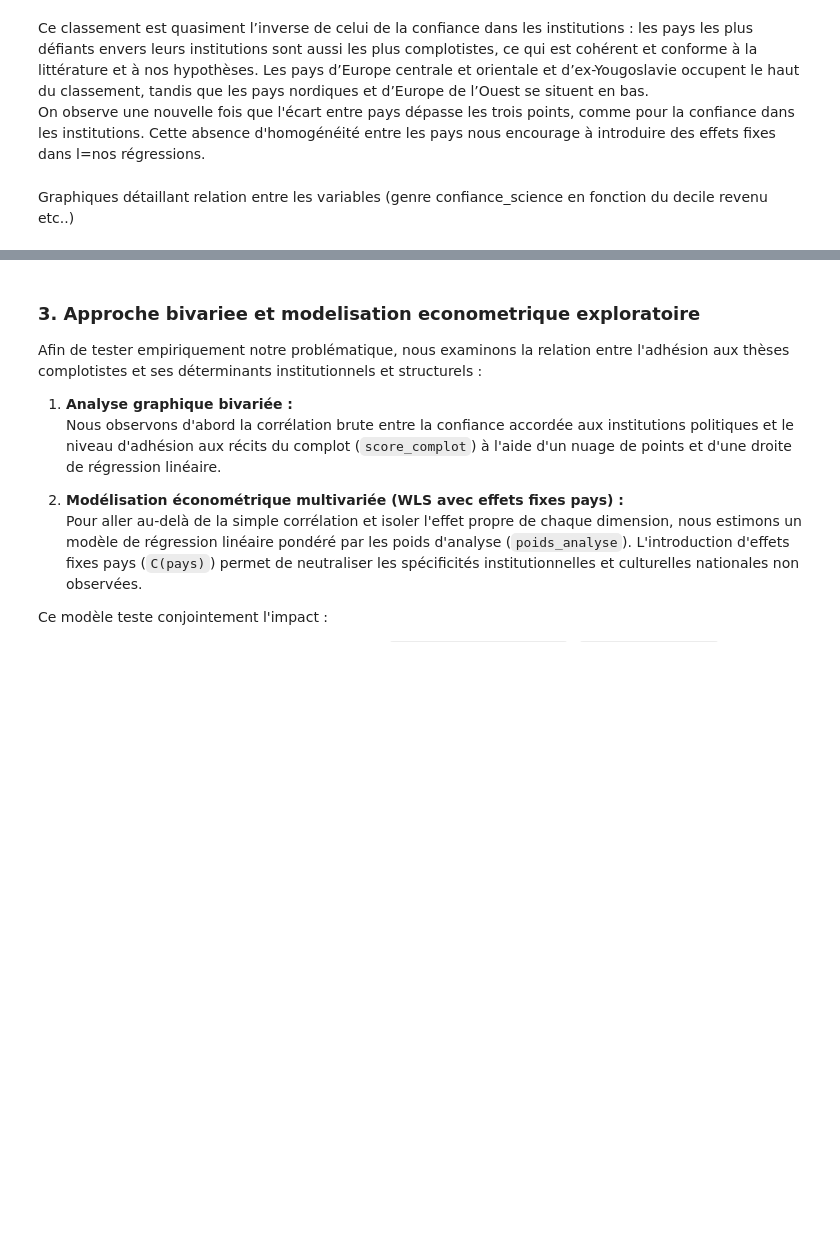
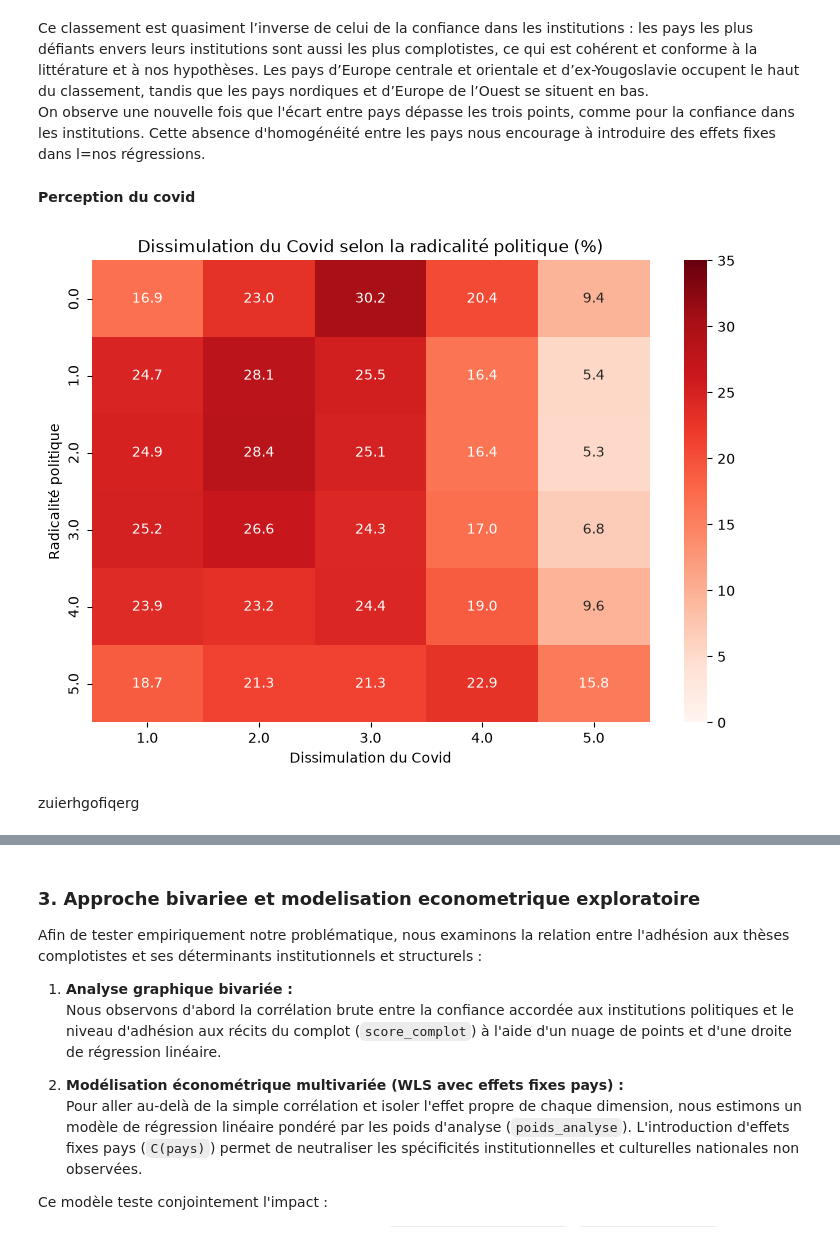
Before and after one commit to leila333/pythonds_2026, a Jupyter notebook: rapport_final.ipynb, the cells around one changed output, grey strips where cells are left out. Drawn from its saved outputs; the diff is of its cells as text; code cells hidden in the pictures; blank space fills up the shorter version.

Commit message:
franck 1 graphe (a finir)

```diff
--- a/rapport_final.ipynb
+++ b/rapport_final.ipynb
@@ -824,4 +814,33 @@ Ce classement est quasiment l’inverse de celui de la confiance dans les instit
 <br>
 On observe une nouvelle fois que l'écart entre pays dépasse les trois points, comme pour la confiance dans les institutions. Cette absence d'homogénéité entre les pays nous encourage à introduire des effets fixes dans l=nos régressions.
 # %% [markdown]
-Graphiques détaillant relation entre les variables (genre confiance_science en fonction du decile revenu etc..)
+**Perception du covid**
+# %%
+d = df_final.dropna(subset=["dissimulation_covid", "radicalite_politique"]).copy()
+
+table_pct = pd.crosstab(
+    d["radicalite_politique"],
+    d["dissimulation_covid"],
+    normalize="index"
+) * 100
+
+plt.figure(figsize=(9, 6))
+
+sns.heatmap(
+    table_pct,
+    annot=True,
+    fmt=".1f",
+    cmap="Reds",
+    vmin=0,
+    vmax=35
+)
+
+plt.title("Dissimulation du Covid selon la radicalité politique (%)")
+plt.xlabel("Dissimulation du Covid")
+plt.ylabel("Radicalité politique")
+
+plt.show()
+# %% [output]
+[figure, added]
+# %% [markdown]
+zuierhgofiqerg
```
Also changed, not shown: parts of 4 cells of this notebook, 3 other files.
